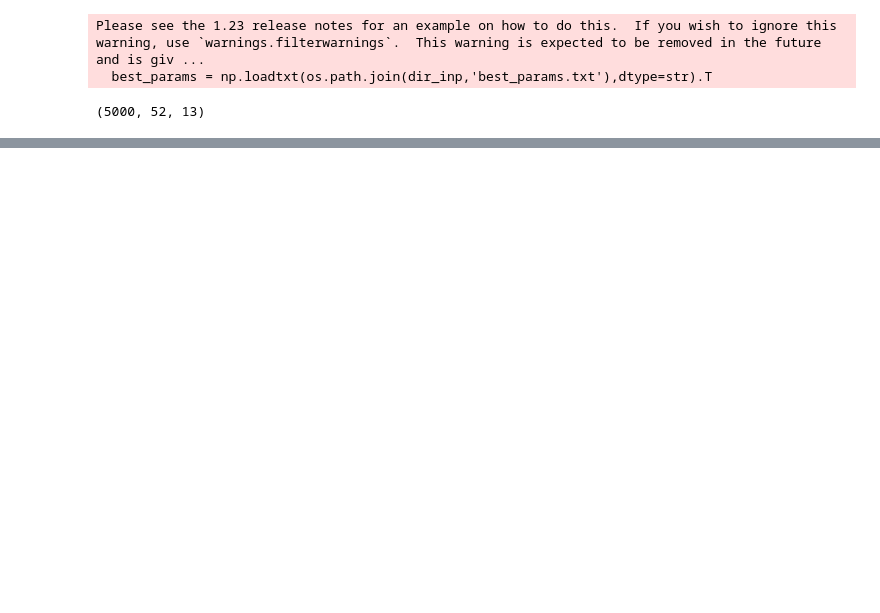
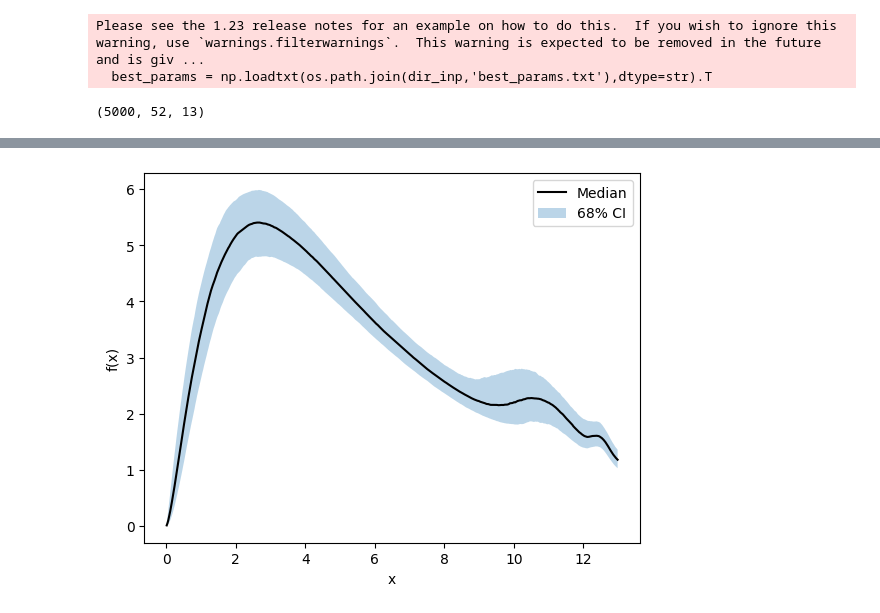
Before and after one commit to askenja/gaia-wd-fitting, a Jupyter notebook: 6a--MCMC_Analysis.ipynb, the cells around one changed output, grey strips where cells are left out. Cells and saved outputs as stored; diff of their text form; code cells hidden in the pictures; blank space fills up the shorter version.

```diff
--- a/6a--MCMC_Analysis.ipynb
+++ b/6a--MCMC_Analysis.ipynb
@@ -338,0 +377,13 @@ array([ 0.117,  0.049,  0.102,  0.075,  0.775,  0.751,  5.693, 28.858,
+# %%
+import matplotlib.pyplot as plt
+
+plt.plot(a.t, y50, color='black', label='Median')
+
+plt.fill_between(a.t, y16, y84, alpha=0.3, label='68% CI')
+
+plt.legend()
+plt.xlabel("x")
+plt.ylabel("f(x)")
+plt.show()
+# %% [output]
+[figure, added]
```
Also changed, not shown: parts of 9 cells of this notebook, 8 other files.
